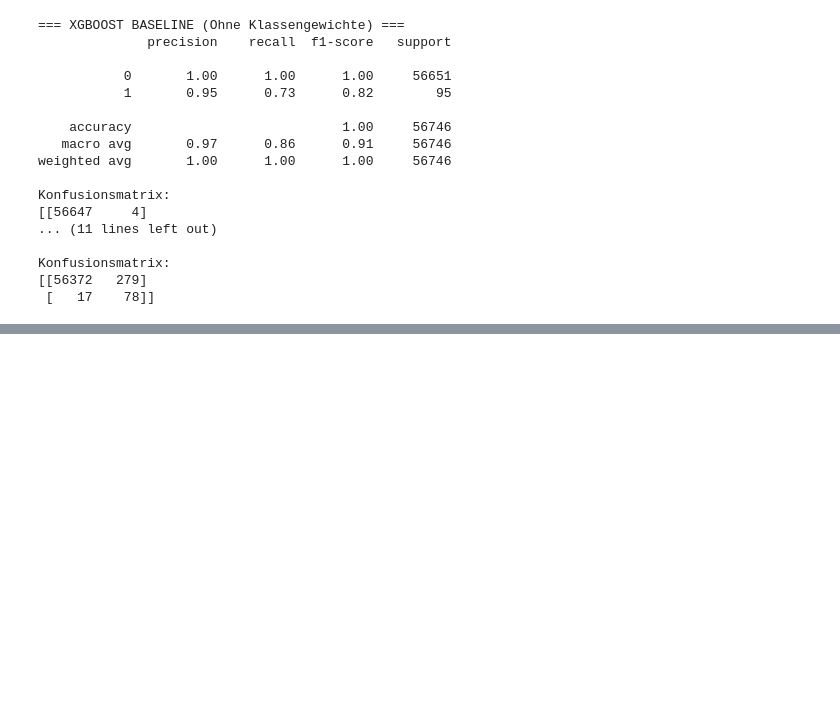
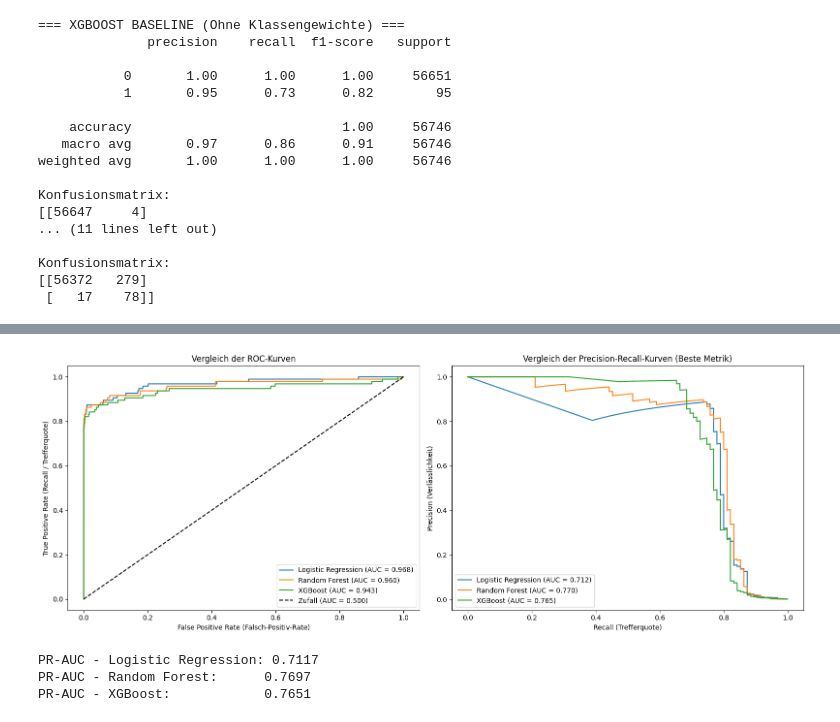
Before and after one commit to sidarkh/RiskAI, a Jupyter notebook: notebooks/03_model_training.ipynb, the cells around one changed output, grey strips where cells are left out. Cells and saved outputs as stored; diff of their text form; code cells hidden in the pictures; blank space fills up the shorter version.

Commit message:
Evaluation: ROC-AUC und PR-AUC Kurven fuer alle Modelle berechnet und verglichen

```diff
--- a/notebooks/03_model_training.ipynb
+++ b/notebooks/03_model_training.ipynb
@@ -219,0 +225,59 @@ Konfusionsmatrix:
+# %%
+from sklearn.metrics import roc_curve, precision_recall_curve, auc
+
+# Wahrscheinlichkeiten für die positive Klasse (Klasse 1) vorhersagen
+y_prob_lr = lr_balanced.predict_proba(X_test)[:, 1]
+y_prob_rf = rf_balanced.predict_proba(X_test)[:, 1]
+y_prob_xgb = xgb_balanced.predict_proba(X_test)[:, 1]
+
+# ROC-Kurven und ROC-AUC berechnen
+fpr_lr, tpr_lr, _ = roc_curve(y_test, y_prob_lr)
+fpr_rf, tpr_rf, _ = roc_curve(y_test, y_prob_rf)
+fpr_xgb, tpr_xgb, _ = roc_curve(y_test, y_prob_xgb)
+
+roc_auc_lr = auc(fpr_lr, tpr_lr)
+roc_auc_rf = auc(fpr_rf, tpr_rf)
+roc_auc_xgb = auc(fpr_xgb, tpr_xgb)
+
+# Precision-Recall-Kurven und PR-AUC berechnen
+prec_lr, rec_lr, _ = precision_recall_curve(y_test, y_prob_lr)
+prec_rf, rec_rf, _ = precision_recall_curve(y_test, y_prob_rf)
+prec_xgb, rec_xgb, _ = precision_recall_curve(y_test, y_prob_xgb)
+
+pr_auc_lr = auc(rec_lr, prec_lr)
+pr_auc_rf = auc(rec_rf, prec_rf)
+pr_auc_xgb = auc(rec_xgb, prec_xgb)
+
+# Diagramme zeichnen
+fig, (ax1, ax2) = plt.subplots(1, 2, figsize=(16, 6))
+
+# 1. ROC-Kurven plotten
+ax1.plot(fpr_lr, tpr_lr, label=f'Logistic Regression (AUC = {roc_auc_lr:.3f})')
+ax1.plot(fpr_rf, tpr_rf, label=f'Random Forest (AUC = {roc_auc_rf:.3f})')
+ax1.plot(fpr_xgb, tpr_xgb, label=f'XGBoost (AUC = {roc_auc_xgb:.3f})')
+ax1.plot([0, 1], [0, 1], 'k--', label='Zufall (AUC = 0.500)')
+ax1.set_title('Vergleich der ROC-Kurven')
+ax1.set_xlabel('False Positive Rate (Falsch-Positiv-Rate)')
+ax1.set_ylabel('True Positive Rate (Recall / Trefferquote)')
+ax1.legend(loc='lower right')
+
+# 2. Precision-Recall-Kurven plotten
+ax2.plot(rec_lr, prec_lr, label=f'Logistic Regression (AUC = {pr_auc_lr:.3f})')
+ax2.plot(rec_rf, prec_rf, label=f'Random Forest (AUC = {pr_auc_rf:.3f})')
+ax2.plot(rec_xgb, prec_xgb, label=f'XGBoost (AUC = {pr_auc_xgb:.3f})')
+ax2.set_title('Vergleich der Precision-Recall-Kurven (Beste Metrik)')
+ax2.set_xlabel('Recall (Trefferquote)')
+ax2.set_ylabel('Precision (Verlässlichkeit)')
+ax2.legend(loc='lower left')
+
+plt.tight_layout()
+plt.show()
+
+print(f"PR-AUC - Logistic Regression: {pr_auc_lr:.4f}")
+print(f"PR-AUC - Random Forest:      {pr_auc_rf:.4f}")
+print(f"PR-AUC - XGBoost:            {pr_auc_xgb:.4f}")
+# %% [output]
+[figure, added]
+PR-AUC - Logistic Regression: 0.7117
+PR-AUC - Random Forest:      0.7697
+PR-AUC - XGBoost:            0.7651
```
Also changed, not shown: parts of 1 cell of this notebook.
